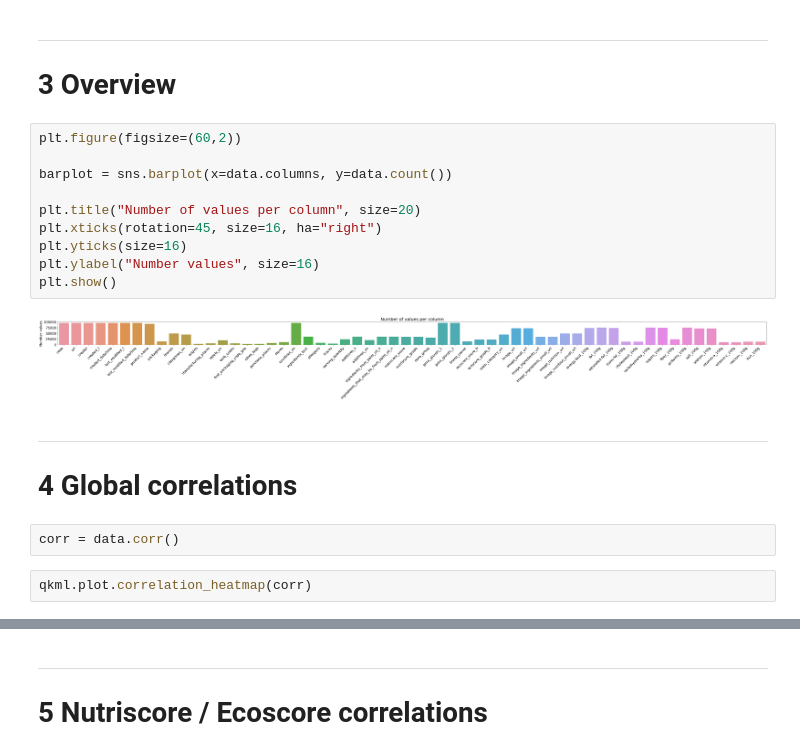
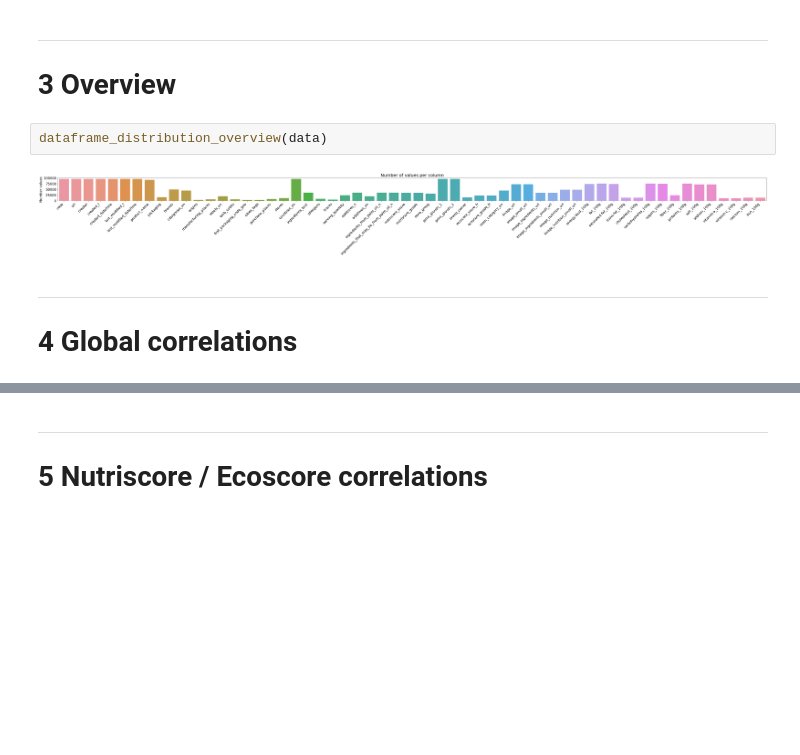
Before and after one commit to curiousmindflow/oc-ml-p2, a Jupyter notebook: exploration.ipynb, the cells around one changed output, grey strips where cells are left out. Saved outputs shown, nothing was run; the diff lists cells and outputs as text; blank space fills up the shorter version.

Commit message:
re factor plot cells in both notebook, use quickml lib

```diff
--- a/exploration.ipynb
+++ b/exploration.ipynb
@@ -24,22 +25,10 @@ data.shape
 # %% [markdown]
 ***
 # 3 Overview
-# %%
-plt.figure(figsize=(60,2))
-
-barplot = sns.barplot(x=data.columns, y=data.count())
-
-plt.title("Number of values per column", size=20)
-plt.xticks(rotation=45, size=16, ha="right")
-plt.yticks(size=16)
-plt.ylabel("Number values", size=16)
-plt.show()
-# %% [output]
-[figure, removed]
+# %%
+dataframe_distribution_overview(data)
+# %% [output]
+[figure, added]
 # %% [markdown]
 ***
 # 4 Global correlations
-# %%
-corr = data.corr()
-# %%
-qkml.plot.correlation_heatmap(corr)
```
Also changed, not shown: parts of 44 cells of this notebook, 3 other files.
